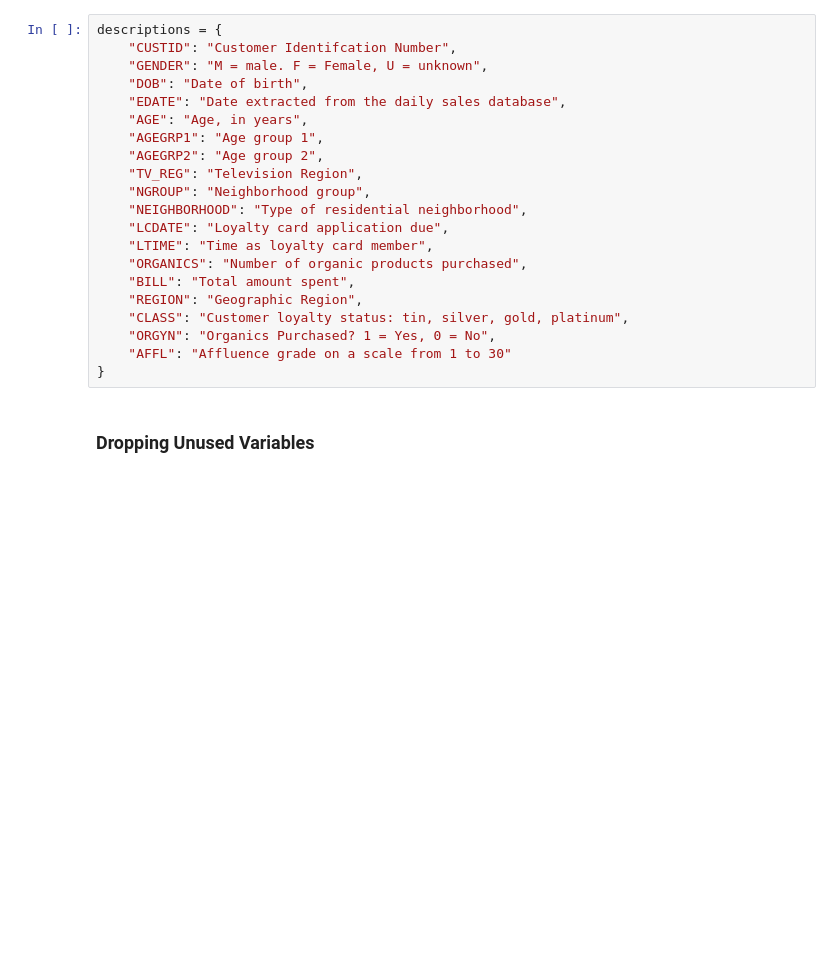
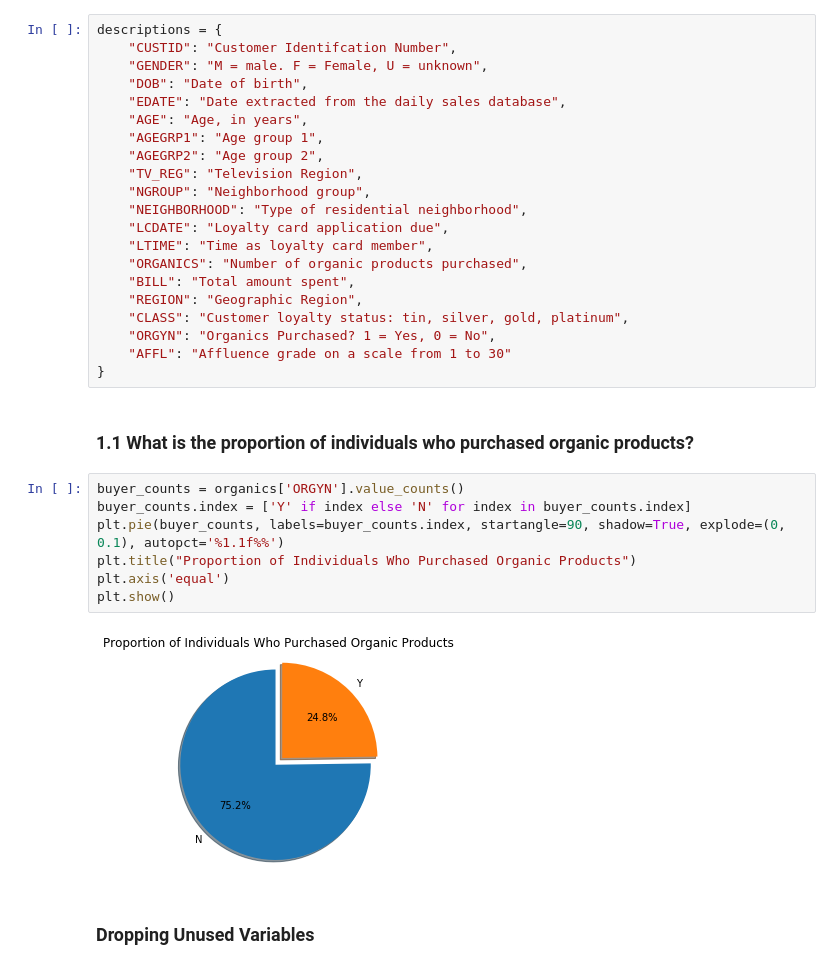
Before and after one commit to ChristopherAyling/CAB330_A1, a Jupyter notebook: CAB330 Case Study 1.ipynb, the cells around one changed output. Cells and saved outputs as stored; diff of their text form; blank space fills up the shorter version.

```diff
--- a/CAB330 Case Study 1.ipynb
+++ b/CAB330 Case Study 1.ipynb
@@ -93,6 +104,17 @@ descriptions = {
     "ORGYN": "Organics Purchased? 1 = Yes, 0 = No",
     "AFFL": "Affluence grade on a scale from 1 to 30"
 }
+# %% [markdown]
+### 1.1 What is the proportion of individuals who purchased organic products?
+# %%
+buyer_counts = organics['ORGYN'].value_counts()
+buyer_counts.index = ['Y' if index else 'N' for index in buyer_counts.index]
+plt.pie(buyer_counts, labels=buyer_counts.index, startangle=90, shadow=True, explode=(0, 0.1), autopct='%1.1f%%')
+plt.title("Proportion of Individuals Who Purchased Organic Products")
+plt.axis('equal')
+plt.show()
+# %% [output]
+[figure, added]
 # %% [markdown]
 ### Dropping Unused Variables
 # %%
```
Also changed, not shown: parts of 57 cells of this notebook, 2 other files.
